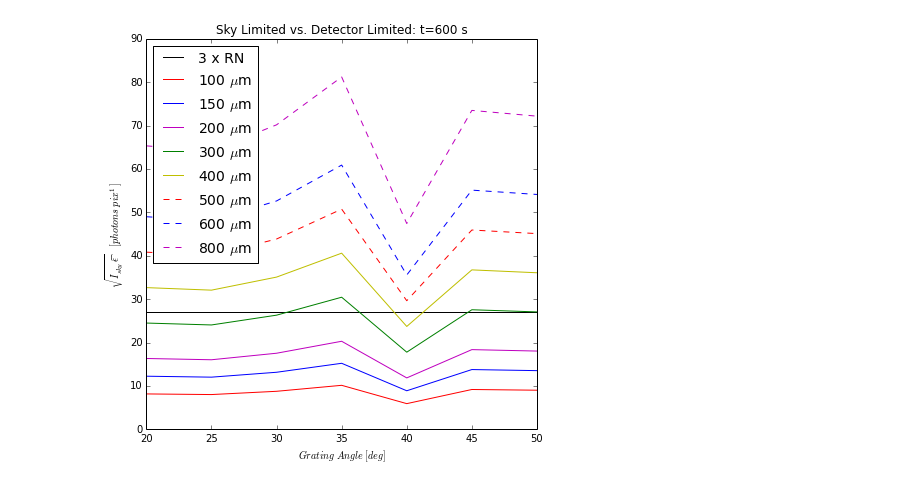
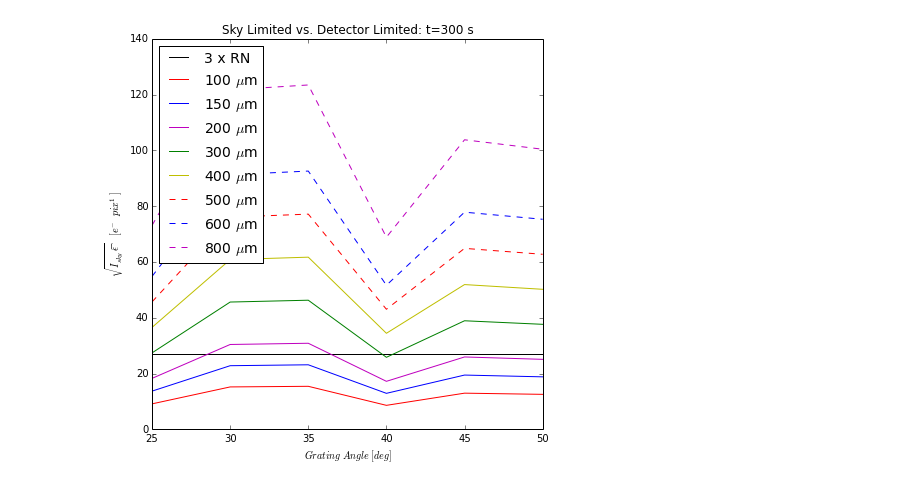
Before and after one commit to andreavalgiers/SALT_IFU, a Jupyter notebook: Throughput_Calculations.ipynb, the cells around one changed output. Cells and saved outputs as stored; diff of their text form; code cells hidden in the pictures.

Commit message:
Throughput Calculation with the correct gain value

```diff
--- a/Throughput_Calculations.ipynb
+++ b/Throughput_Calculations.ipynb
@@ -35,7 +35,7 @@ slitpix=2031.84 #Number of pixels along slit length
 pixArea=0.000324 # Area of Pixel mm^2
 RN = 9 # Read Noise
 npix = 17.92 #
-gain = 0.25 #
+gain = 2.5 #
 dark = 0.002 #
 # %%
 #### Calculation of Spectrograph
@@ -66,7 +66,7 @@ f = interpolate.interp1d(skywave, skyflux,bounds_error=False, fill_value=1.31570
 
 trans=np.array([0.948654,0.948654,0.99985,0.976124,0.356107,0.842272,0.982687]) # Atmospheric Transmission at Mauna Kea as a function
                                                                        # alpha
-rss_eff=np.array([0.2,0.2,0.3,0.5,0.5,0.55,0.5]) # RSS efficiency at various alpha angles
+rss_eff=np.array([0.103906905,0.103906905,0.360919446,0.462250431,0.421808381,0.438769116,0.38712636]) # RSS efficiency at various alpha angles
 
 
 skyflux_det=[]
@@ -75,5 +75,5 @@ for i in range(0,len(cent_wave)):
     skyflux_cent=f(cent_wave[i])*collectArea*np.pi*((fibersize/2)**2)*lin_disp[i]*trans[i]*rss_eff[i]*eff_fib # photons s^-1 pix
     skyflux_det.append(skyflux_cent)
 
-skyflux_det=np.array(skyflux_det) # The detected sky intensity as a function of angle and fiber size
+skyflux_det=np.array(skyflux_det)# The detected sky intensity as a function of angle and fiber size
                                   # [photons s^-1 pix^1]
@@ -87,14 +92,14 @@ skyflux_det=np.array(skyflux_det) # The detected sky intensity as a function of
 fib_sky_alpha= np.transpose(skyflux_det) # Gives the sky flux for each alpha for each fiber size
 
 exp_time=[1.,60.,100.,300.,600.]
-RN_lim=np.array( [3*RN]*(len(alpha)))
+RN_lim=np.array( [3*RN]*(len(alpha)-1))
 
 sky_lim=[]
 
-for k in range(len(exp_time)):
+for k in range(0,len(exp_time)):
     arr=[]
     for i in range(len(fib_sky_alpha)):
-        arr.append(np.sqrt(fib_sky_alpha[i]*exp_time[k]))
+        arr.append(np.sqrt(fib_sky_alpha[i]*gain*exp_time[k])) # Units of electrons per pix
         #arr.append(fib_sky_alpha[i]*exp_time[k])
     sky_lim.append(arr)
 # %%
@@ -142,4 +157,6 @@ fib800_3=sky_lim[3][7]
 # %%
+alpha=alpha[1:]
+
 plt.figure(figsize = (7,7))
 plt.plot(alpha,RN_lim,'k-',label='3 x RN')
 plt.plot(alpha,fib100_0,'r-',label='100 $\mu$m')
@@ -153,8 +170,8 @@ plt.plot(alpha,fib800_0,'m--',label='800 $\mu$m')
 plt.title('Sky Limited vs. Detector Limited: t=1 s ')
 plt.legend(loc='upper left',prop={'size':14},frameon=True)
 plt.xlabel('$Grating\ Angle \ [deg]$')
-plt.ylabel(r'$\sqrt{I_{sky}\ \epsilon \t}$   $[photons\ pix^1]$')
+plt.ylabel(r'$\sqrt{I_{sky}\ \epsilon \t}$   $[e^-\ pix^1]$')
 plt.show()
 
-pandas.DataFrame([fib100_0-RN_lim,fib150_0-RN_lim,fib200_0-RN_lim,fib300_0-RN_lim,fib400_0-RN_lim,fib500_0-RN_lim,fib600_0-RN_lim,fib800_0-RN_lim],['100 $\mu$m','150 $\mu$m','200 $\mu$m','300 $\mu$m','400 $\mu$m','500 $\mu$m','600 $\mu$m','800 $\mu$m'],alpha).T
+pandas.DataFrame([np.round(fib100_0-RN_lim,1),np.round(fib150_0-RN_lim,1),np.round(fib200_0-RN_lim,1),np.round(fib300_0-RN_lim,1),np.round(fib400_0-RN_lim,1),np.round(fib500_0-RN_lim,1),np.round(fib600_0-RN_lim,1),np.round(fib800_0-RN_lim,1)],['100 $\mu$m','150 $\mu$m','200 $\mu$m','300 $\mu$m','400 $\mu$m','500 $\mu$m','600 $\mu$m','800 $\mu$m'],alpha).T
 # %% [output]
@@ -226,21 +240,21 @@ pandas.DataFrame([fib100_2-RN_lim,fib150_2-RN_lim,fib200_2-RN_lim,fib300_2-RN_li
 # %%
 plt.figure(figsize = (7,7))
 plt.plot(alpha,RN_lim,'k-',label='3 x RN')
 plt.plot(alpha,fib100_3,'r-',label='100 $\mu$m')
 plt.plot(alpha,fib150_3,'b-',label='150 $\mu$m')
 plt.plot(alpha,fib200_3,'m-',label='200 $\mu$m')
 plt.plot(alpha,fib300_3,'g-',label='300 $\mu$m')
 plt.plot(alpha,fib400_3,'y-',label='400 $\mu$m')
 plt.plot(alpha,fib500_3,'r--',label='500 $\mu$m')
 plt.plot(alpha,fib600_3,'b--',label='600 $\mu$m')
 plt.plot(alpha,fib800_3,'m--',label='800 $\mu$m')
-plt.title('Sky Limited vs. Detector Limited: t=600 s ')
+plt.title('Sky Limited vs. Detector Limited: t=300 s ')
 plt.legend(loc='upper left',prop={'size':14},frameon=True)
 plt.xlabel('$Grating\ Angle \ [deg]$')
-plt.ylabel(r'$\sqrt{I_{sky}\ \epsilon \t}$   $[photons\ pix^1]$')
+plt.ylabel(r'$\sqrt{I_{sky}\ \epsilon \t}$   $[e^-\ pix^1]$')
 plt.show()
 
-pandas.DataFrame([fib100_3-RN_lim,fib150_3-RN_lim,fib200_3-RN_lim,fib300_3-RN_lim,fib400_3-RN_lim,fib500_3-RN_lim,fib600_3-RN_lim,fib800_3-RN_lim],['100 $\mu$m','150 $\mu$m','200 $\mu$m','300 $\mu$m','400 $\mu$m','500 $\mu$m','600 $\mu$m','800 $\mu$m'],alpha).T
+pandas.DataFrame([np.round(fib100_3-RN_lim,1),np.round(fib150_3-RN_lim,1),np.round(fib200_3-RN_lim,1),np.round(fib300_3-RN_lim,1),np.round(fib400_3-RN_lim,1),np.round(fib500_3-RN_lim,1),np.round(fib600_3-RN_lim,1),np.round(fib800_3-RN_lim,1)],['100 $\mu$m','150 $\mu$m','200 $\mu$m','300 $\mu$m','400 $\mu$m','500 $\mu$m','600 $\mu$m','800 $\mu$m'],alpha).T
 # %% [output]
-[figure, old version]
+[figure, new version]
 |  | 100 $\mu$m | 150 $\mu$m | 200 $\mu$m | 300 $\mu$m | 400 $\mu$m | 500 $\mu$m | 600 $\mu$m | 800 $\mu$m |
```
Also changed, not shown: parts of 7 cells of this notebook.
